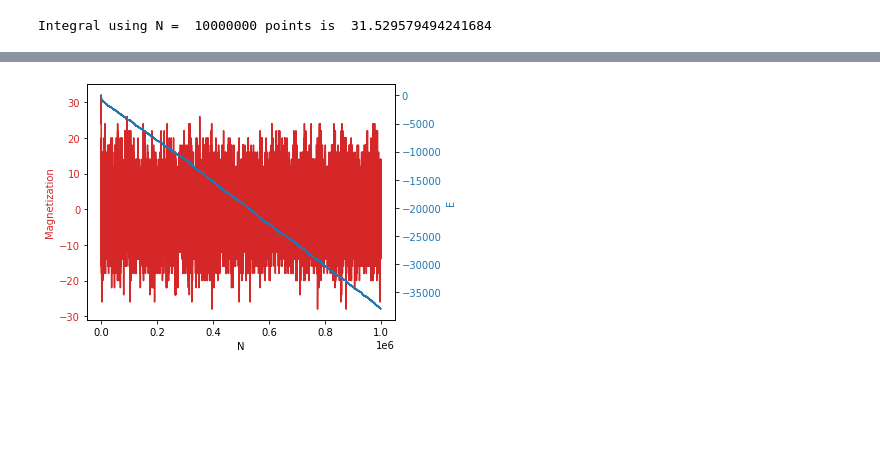
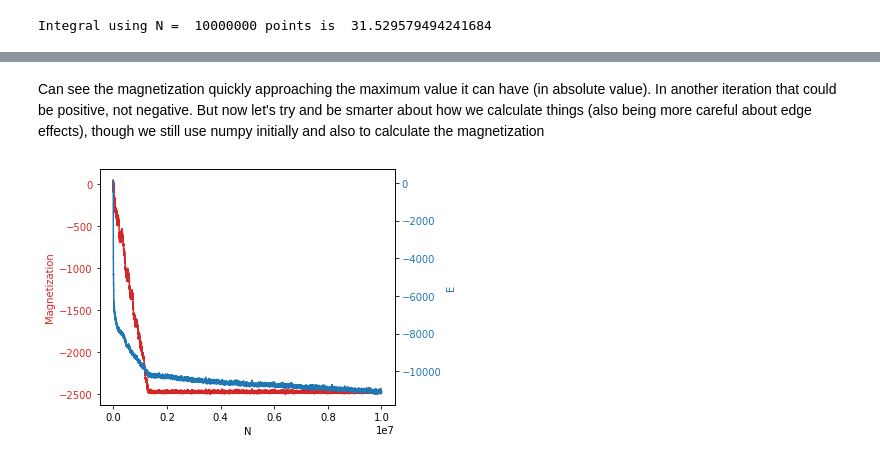
Before and after one commit to NIUCompPhys/Spring2021, a Jupyter notebook: temp2_pynb.ipynb, the cells around one changed output, grey strips where cells are left out. Cells and saved outputs as stored; diff of their text form; code cells hidden in the pictures; blank space fills up the shorter version.

```diff
--- a/temp2_pynb.ipynb
+++ b/temp2_pynb.ipynb
@@ -803,13 +807,15 @@ fig.tight_layout()  # otherwise the right y-label is slightly clipped
+# %% [markdown]
+Can see the magnetization quickly approaching the maximum value it can have (in absolute value). In another iteration that could be positive, not negative. But now let's try and be smarter about how we calculate things (also being more careful about edge effects), though we still use numpy initially and also to calculate the magnetization
 # %%
 from math import exp
 from numpy import empty,sum,arange
 from random import random, randrange
 from pylab import plot,show,xlabel,ylabel,subplots
 
-L = 20
-N = 1000000
-J = 1.5
-T = 2.5
+L = 50
+N = 10000000
+J = 1.6
+T = 2.3
 
 # Function to calculate the energy
 def energy(s):
@@ -859,31 +865,31 @@ for k in range(N):
   s[i,j] = -s[i,j]
   # Decide whether to accept the move or not
   if deltaE > 0.0: ### If dE < 0 we always keep things
     if random() > exp(-deltaE/T):
       # Move rejected, revert to old state, don't need to recalculate M, we haven't changed it
       s[i,j] = -s[i,j]
       E = oldE
       continue
   # Accepted! Calculate new values
   M = sum(s)
 
 # Make the plots
 
 
 fig, ax1 = subplots()
 color = 'tab:red'
 ax1.set_xlabel('N')
 ax1.set_ylabel('Magnetization', color=color)
 ax1.plot(xpoints, mpoints, color=color)
 ax1.tick_params(axis='y', labelcolor=color)
 
 ax2 = ax1.twinx()  # instantiate a second axes that shares the same x-axis
 
 color = 'tab:blue'
 ax2.set_ylabel('E', color=color)  # we already handled the x-label with ax1
 ax2.plot(xpoints, epoints, color=color)
 ax2.tick_params(axis='y', labelcolor=color)
 
 fig.tight_layout()  # otherwise the right y-label is slightly clipped
 # %% [output]
-[figure, old version]
+[figure, new version]
```
Also changed, not shown: parts of 7 cells of this notebook.
